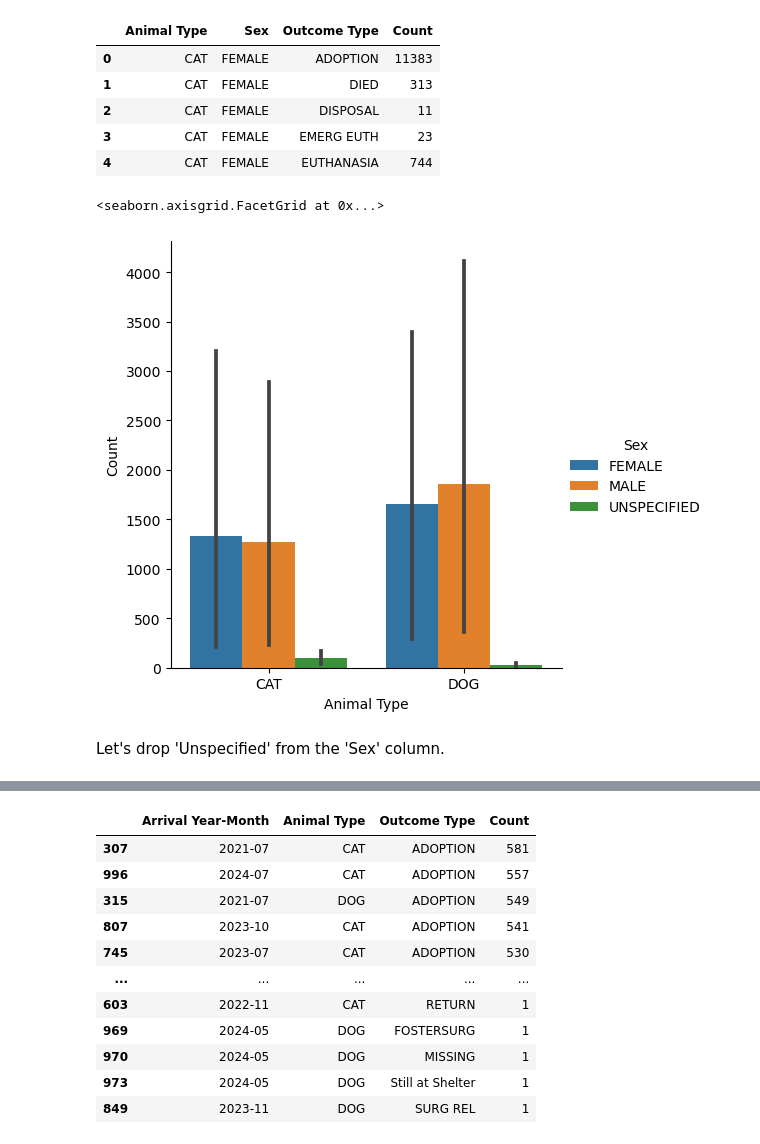
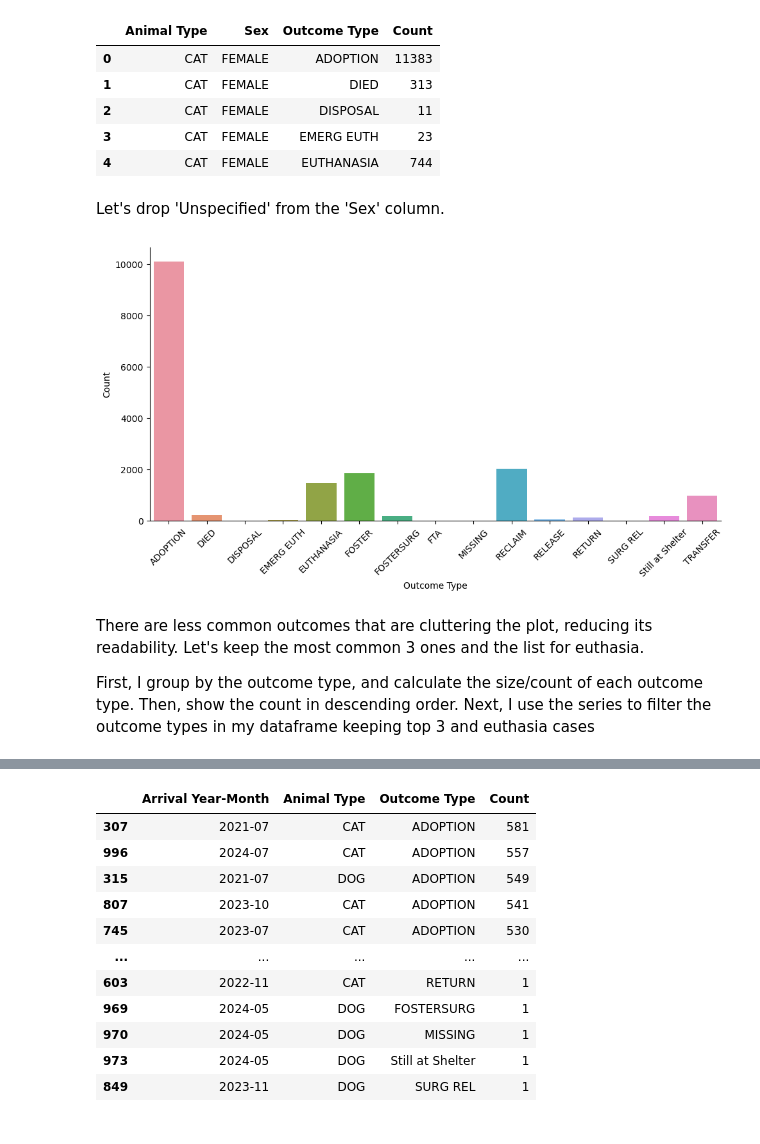
Before and after one commit to nazilagundogdu/springboard, a Jupyter notebook: StoryTelling/Analysis.ipynb, the cells around one changed output, grey strips where cells are left out. Saved outputs shown, nothing was run; the diff lists cells and outputs as text; code cells hidden in the pictures.

```diff
--- a/StoryTelling/Analysis.ipynb
+++ b/StoryTelling/Analysis.ipynb
@@ -204,14 +269,5 @@ df_dc_grouped.head()
 | 2 | CAT | FEMALE | DISPOSAL | 11 |
 | 3 | CAT | FEMALE | EMERG EUTH | 23 |
 | 4 | CAT | FEMALE | EUTHANASIA | 744 |
-# %%
-sns.catplot(data = df_dc_grouped,
-            x = 'Animal Type',
-            y = 'Count',
-            hue = 'Sex',
-            kind = 'bar')
-# %% [output]
-<seaborn.axisgrid.FacetGrid at 0x...>
-[figure, removed]
 # %% [markdown]
 Let's drop 'Unspecified' from the 'Sex' column.
@@ -219,0 +274,17 @@ df_dc_grouped_sex = df_dc_grouped[df_dc_grouped['Sex'] != 'UNSPECIFIED']
+# %%
+sns.catplot(data = df_dc_grouped,
+            x = 'Outcome Type',
+            y = 'Count',
+            kind = 'bar',
+            ci = False,
+            height=5,
+            aspect=2)
+
+plt.xticks(rotation=45)
+plt.show();
+# %% [output]
+[figure, added]
+# %% [markdown]
+There are less common outcomes that are cluttering the plot, reducing its readability. Let's keep the most common 3 ones and the list for euthasia.
+
+First, I group by the outcome type, and calculate the size/count of each outcome type. Then, show the count in descending order. Next, I use the series to filter the outcome types in my dataframe keeping top 3 and euthasia cases
```
Also changed, not shown: parts of 83 cells of this notebook, 3 other files.
